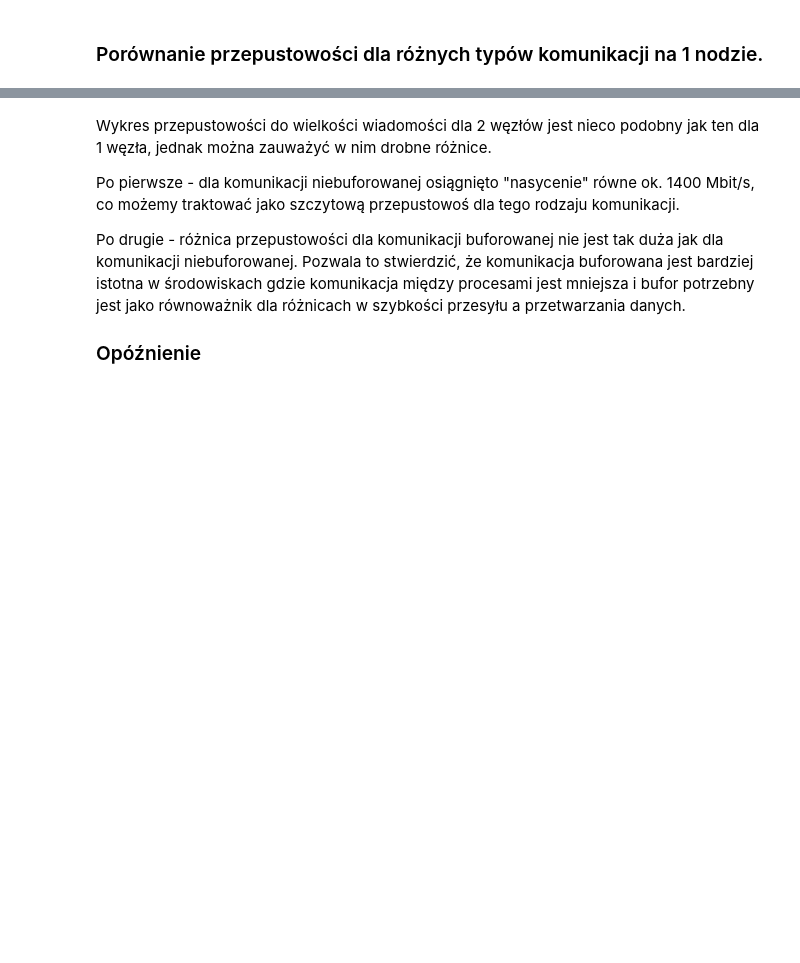
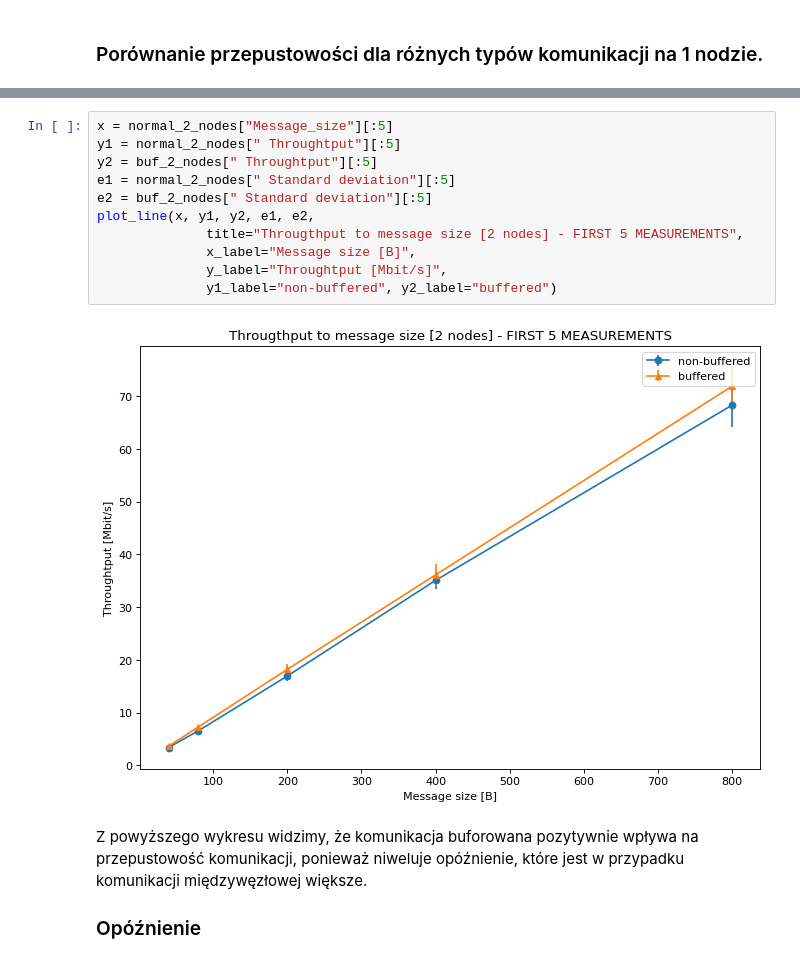
Before and after one commit to pkrucz00/parallel-programming, a Jupyter notebook: mpi/MPI - Paweł Kruczkiewicz.ipynb, the cells around one changed output, grey strips where cells are left out. Drawn from its saved outputs; the diff is of its cells as text; blank space fills up the shorter version.

```diff
--- a/mpi/MPI - Paweł Kruczkiewicz.ipynb
+++ b/mpi/MPI - Paweł Kruczkiewicz.ipynb
@@ -262,9 +401,18 @@ plot_log_line(x, y1, y2,
+# %%
+x = normal_2_nodes["Message_size"][:5]
+y1 = normal_2_nodes[" Throughtput"][:5]
+y2 = buf_2_nodes[" Throughtput"][:5]
+e1 = normal_2_nodes[" Standard deviation"][:5]
+e2 = buf_2_nodes[" Standard deviation"][:5]
+plot_line(x, y1, y2, e1, e2,
+              title="Througthput to message size [2 nodes] - FIRST 5 MEASUREMENTS",
+              x_label="Message size [B]",
+              y_label="Throughtput [Mbit/s]",
+              y1_label="non-buffered", y2_label="buffered")
+# %% [output]
+[figure, added]
 # %% [markdown]
-Wykres przepustowości do wielkości wiadomości dla 2 węzłów jest nieco podobny jak ten dla 1 węzła, jednak można zauważyć w nim drobne różnice.
-
-Po pierwsze - dla komunikacji niebuforowanej osiągnięto "nasycenie" równe ok. 1400 Mbit/s, co możemy traktować jako szczytową przepustowoś dla tego rodzaju komunikacji.
-
-Po drugie - różnica przepustowości dla komunikacji buforowanej nie jest tak duża jak dla komunikacji niebuforowanej. Pozwala to stwierdzić, że komunikacja buforowana jest bardziej istotna w środowiskach gdzie komunikacja między procesami jest mniejsza i bufor potrzebny jest jako równoważnik dla różnicach w szybkości przesyłu a przetwarzania danych.
+Z powyższego wykresu widzimy, że komunikacja buforowana pozytywnie wpływa na przepustowość komunikacji, ponieważ niweluje opóźnienie, które jest w przypadku komunikacji międzywęzłowej większe.
 
 ### Opóźnienie
 # %%
```
Also changed, not shown: parts of 19 cells of this notebook.
